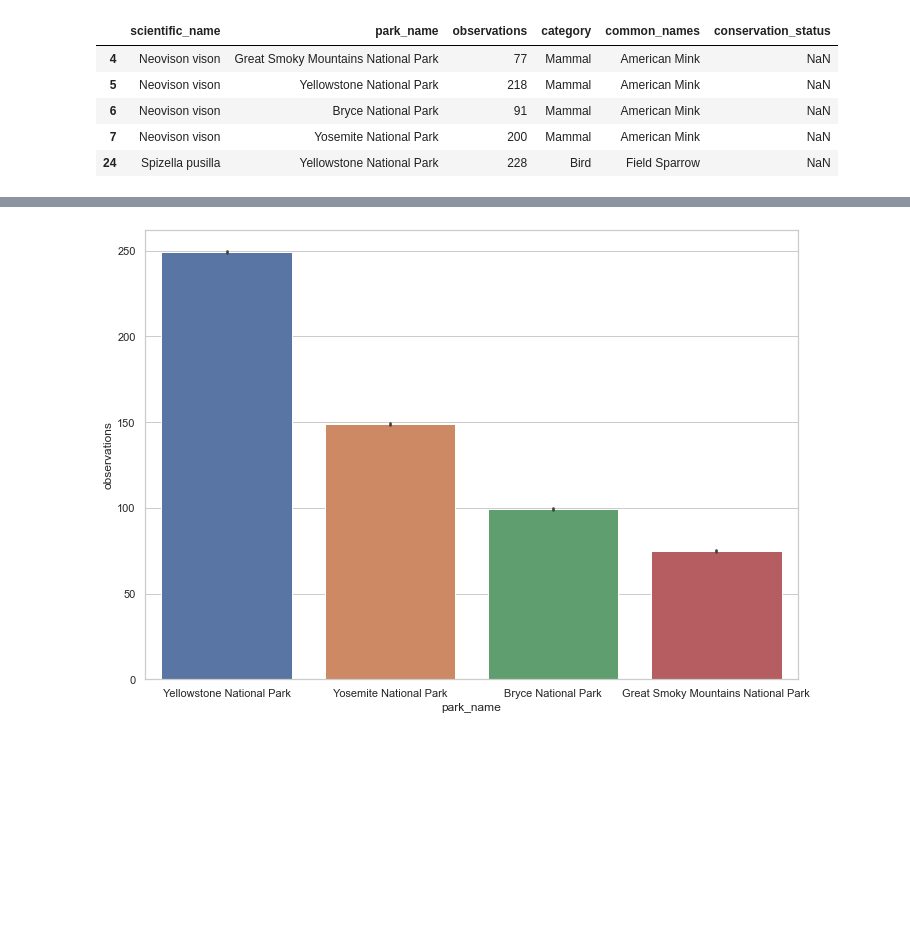
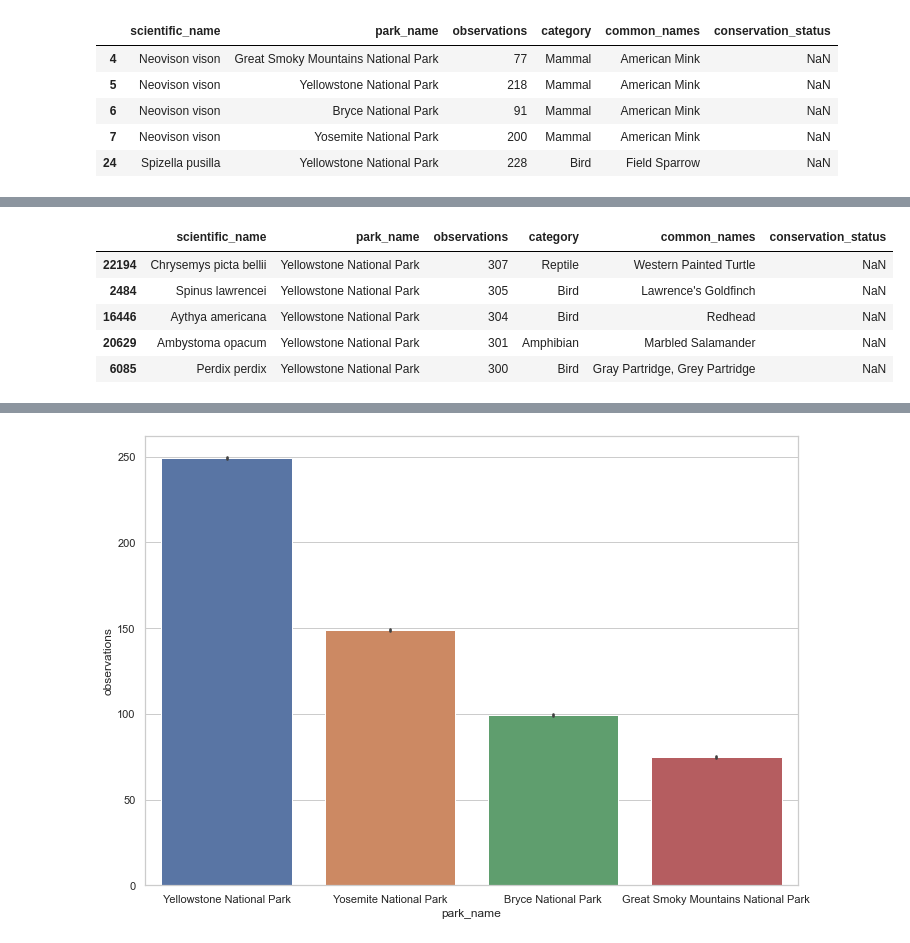
Before and after one commit to stormborn333/Biodiversity_in_National_Parks, a Jupyter notebook: biodiversity.ipynb, the cells around one changed output, grey strips where cells are left out. Drawn from its saved outputs; the diff is of its cells as text; code cells hidden in the pictures; blank space fills up the shorter version.

```diff
--- a/biodiversity.ipynb
+++ b/biodiversity.ipynb
@@ -117,0 +124,10 @@ df_animals.head()
+# %%
+df_animals_yellowstone = df_animals[df_animals.park_name == 'Yellowstone National Park'].sort_values(by='observations', ascending = False)
+df_animals_yellowstone.head()
+# %% [output]
+|  | scientific_name | park_name | observations | category | common_names | conservation_status |
+| 22194 | Chrysemys picta bellii | Yellowstone National Park | 307 | Reptile | Western Painted Turtle | NaN |
+| 2484 | Spinus lawrencei | Yellowstone National Park | 305 | Bird | Lawrence's Goldfinch | NaN |
+| 16446 | Aythya americana | Yellowstone National Park | 304 | Bird | Redhead | NaN |
+| 20629 | Ambystoma opacum | Yellowstone National Park | 301 | Amphibian | Marbled Salamander | NaN |
+| 6085 | Perdix perdix | Yellowstone National Park | 300 | Bird | Gray Partridge, Grey Partridge | NaN |
```
Also changed, not shown: parts of 9 cells of this notebook.
